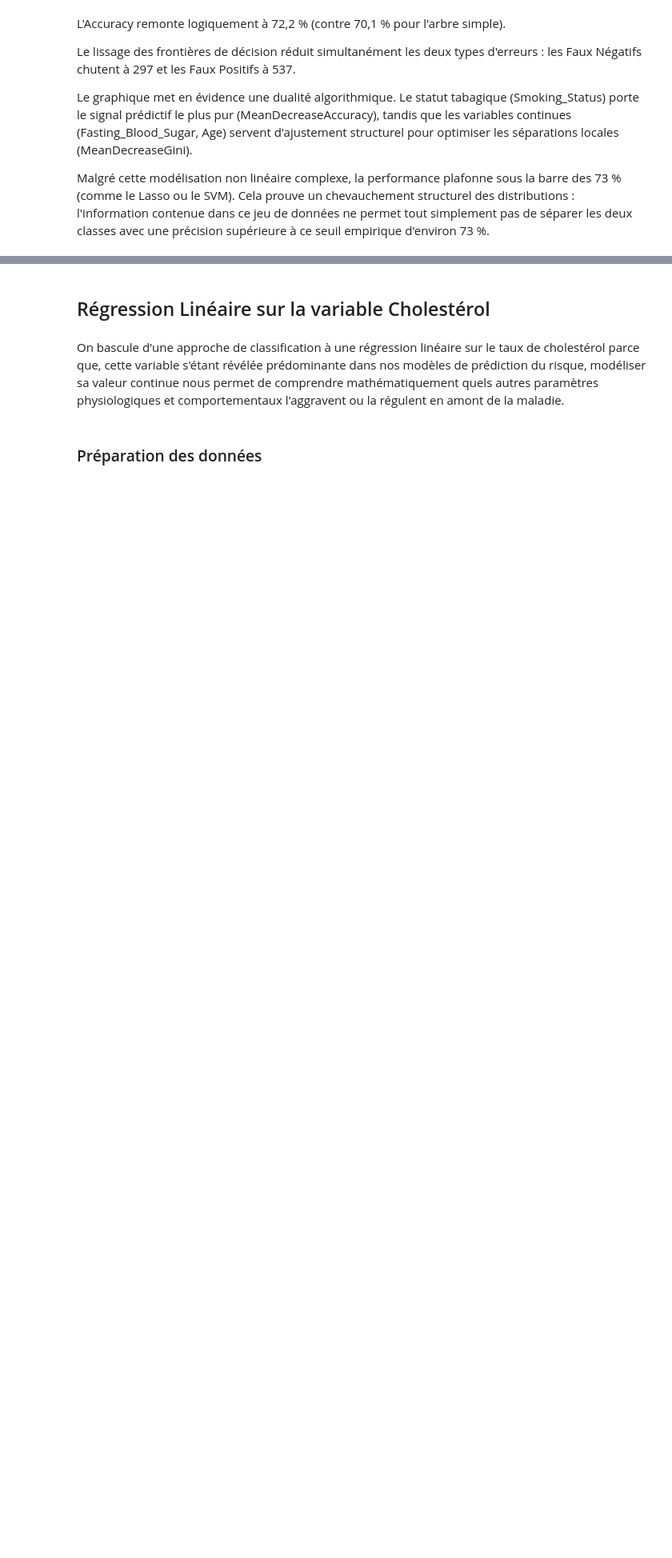
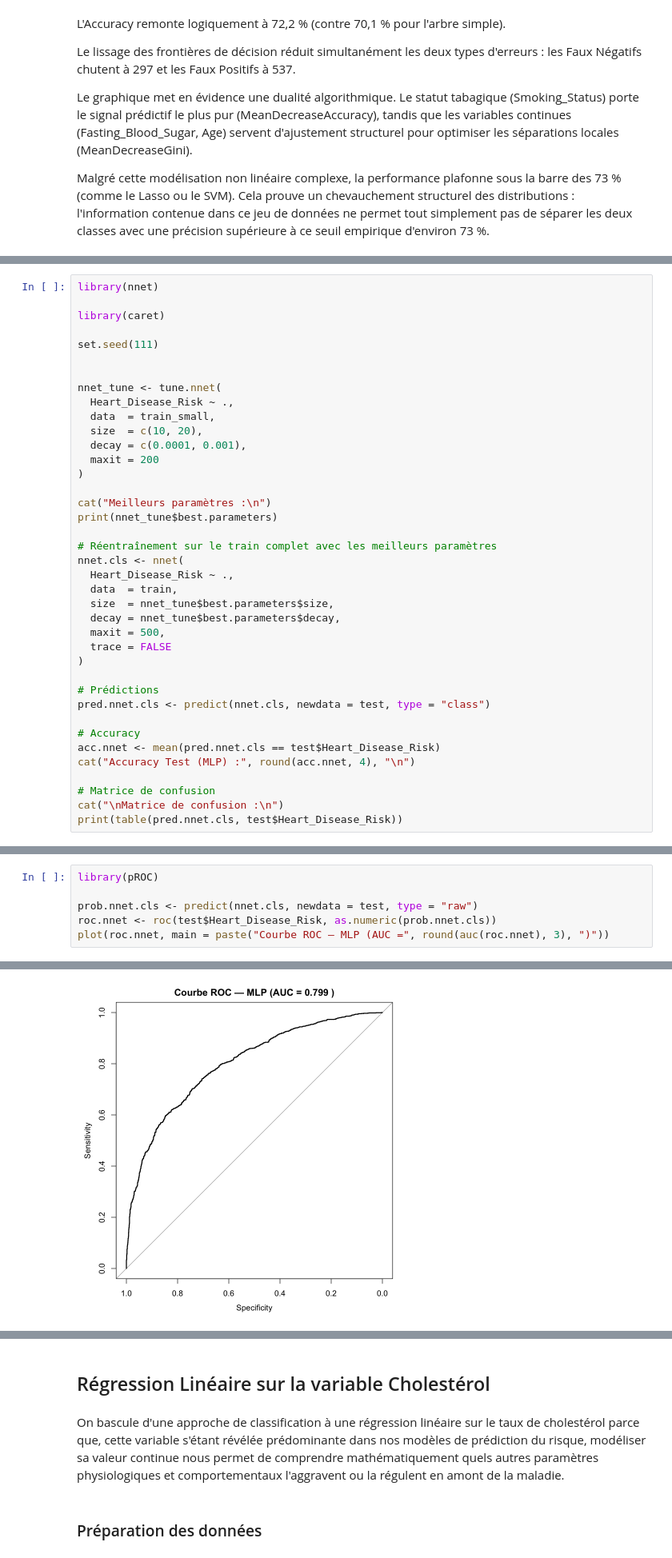
Before and after one commit to AhmedBousbih/Projet-Machine-learning, a Jupyter notebook: Projet ML.ipynb, the cells around one changed output, grey strips where cells are left out. Shown at 80% size. Drawn from its saved outputs; the diff is of its cells as text; blank space fills up the shorter version.

```diff
--- a/Projet ML.ipynb
+++ b/Projet ML.ipynb
@@ -819,0 +977,39 @@ Malgré cette modélisation non linéaire complexe, la performance plafonne sous
+# %%
+library(nnet)
+
+library(caret)
+
+set.seed(111)
+
+
+nnet_tune <- tune.nnet(
+  Heart_Disease_Risk ~ .,
+  data  = train_small,
+  size  = c(10, 20),
+  decay = c(0.0001, 0.001),
+  maxit = 200
+)
+
+cat("Meilleurs paramètres :\n")
+print(nnet_tune$best.parameters)
+
+# Réentraînement sur le train complet avec les meilleurs paramètres
+nnet.cls <- nnet(
+  Heart_Disease_Risk ~ .,
+  data  = train,
+  size  = nnet_tune$best.parameters$size,
+  decay = nnet_tune$best.parameters$decay,
+  maxit = 500,
+  trace = FALSE
+)
+
+# Prédictions
+pred.nnet.cls <- predict(nnet.cls, newdata = test, type = "class")
+
+# Accuracy
+acc.nnet <- mean(pred.nnet.cls == test$Heart_Disease_Risk)
+cat("Accuracy Test (MLP) :", round(acc.nnet, 4), "\n")
+
+# Matrice de confusion
+cat("\nMatrice de confusion :\n")
+print(table(pred.nnet.cls, test$Heart_Disease_Risk))
@@ -819,0 +1034,7 @@ Malgré cette modélisation non linéaire complexe, la performance plafonne sous
+# %%
+library(pROC)
+
+prob.nnet.cls <- predict(nnet.cls, newdata = test, type = "raw")
+roc.nnet <- roc(test$Heart_Disease_Risk, as.numeric(prob.nnet.cls))
+plot(roc.nnet, main = paste("Courbe ROC — MLP (AUC =", round(auc(roc.nnet), 3), ")"))
+# %% [output]
@@ -819,0 +1055 @@ Malgré cette modélisation non linéaire complexe, la performance plafonne sous
+[figure, added]
```
Also changed, not shown: parts of 62 cells of this notebook.
